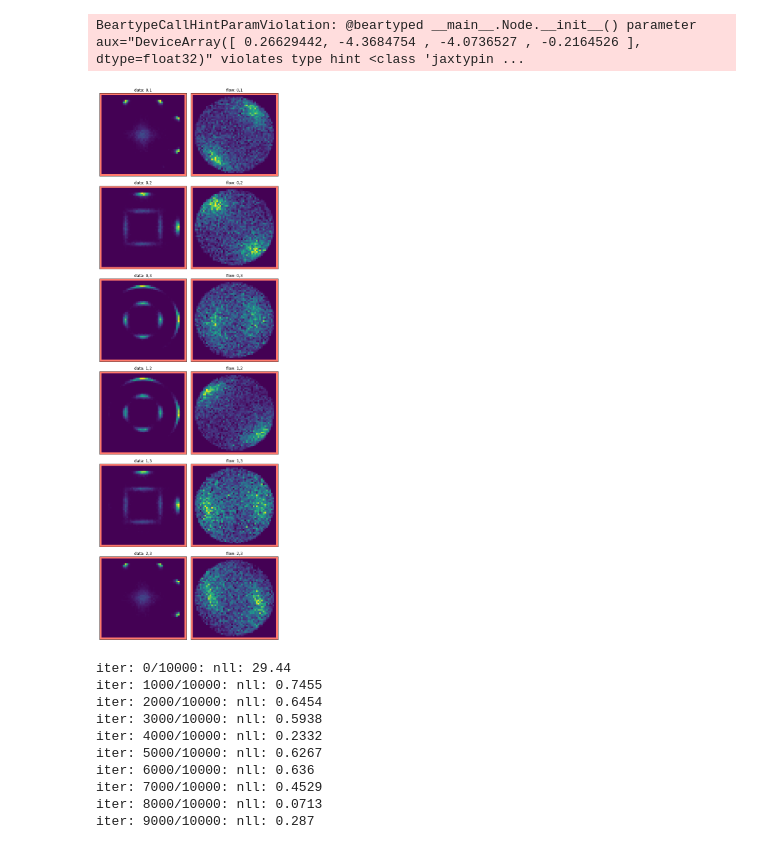
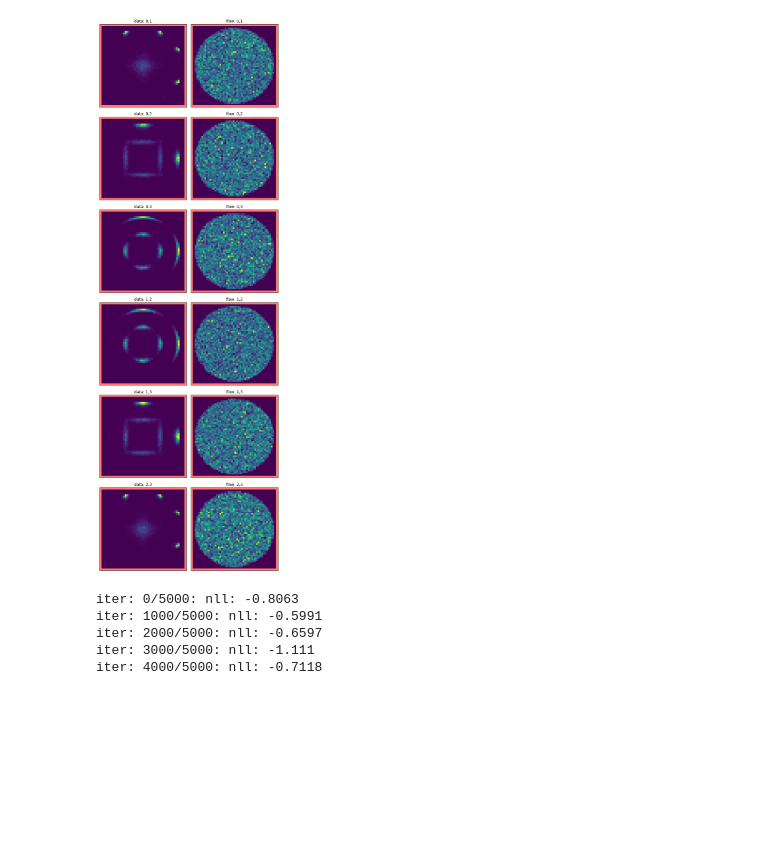
Before and after one commit to noegroup/flox, a Jupyter notebook: flow_integration.ipynb, the cells around one changed output. Cells and saved outputs as stored; diff of their text form; code cells hidden in the pictures; blank space fills up the shorter version.

Commit message:
refactored api; added convex potential flows

```diff
--- a/flow_integration.ipynb
+++ b/flow_integration.ipynb
@@ -107,4 +173,9 @@ flow = compose(*map(accumulate_volume, (
 # %%
+
+from so3os.euler import EulerAngles, from_euler
+from so3os.geometry import unit
+from so3os.quaternion import mat_to_quat
+
 
 K = 2  # num clusters
 std = 0.05  # cluster std
@@ -129,39 +200,27 @@ def sample_target(key):
         ),
         sample_mixture(next(chain), jnp.linspace(0., 1., K, endpoint=False).reshape(-1, 1), std * jnp.ones(K).reshape(-1, 1)) * 2* jnp.pi
     ])
-    q = quaternion.mat_to_quat(euler.from_euler(angles))
+    quat = mat_to_quat(from_euler(cast(EulerAngles, angles)))
     if not so3_only:
-        q = q * jnp.where(jax.random.normal(next(chain), (1,)) > 0, 1., -1.)
-    aux = jax.random.normal(next(chain), shape=(num_aux,))
-    return Node(q, aux)
+        quat = quat * jnp.where(jax.random.normal(next(chain), (1,)) > 0, 1., -1.)
+    aux = jax.random.normal(next(chain), shape=(NUM_AUX,))
+    return Transformed(Node(quat, aux), jnp.zeros(()))
 
 
 def sample_uniform(key):
     """ uniform samples on so(3) / s3 """
     chain = key_chain(key)
-    quat = geometry.unit(jax.random.normal(next(chain), shape=(dim,)))
-    aux = jax.random.normal(next(chain), shape=(num_aux,))
-    return Node(quat, aux)
+    quat = unit(jax.random.normal(next(chain), shape=(DIM,)))
+    aux = jax.random.normal(next(chain), shape=(NUM_AUX,))
+    return Transformed(Node(quat, aux), jnp.zeros(()))
 
 
-def sample_flow(flow, key):
-    """ sample flow density """
-    chain = key_chain(key)
-    y, _ = invert(flow)((sample_uniform(key), jnp.array(0.)))
-    return y
+# sample_flow = pipe2(sample_uniform, partial(inverse, params, NUM_FLOW_LAYERS))
-# %%
-# test flow inverses
-
-a = sample_uniform(next(chain))
-b, vol_b = flow((a, jnp.array(0.)))
-c, vol_c = invert(flow)((b, jnp.array(0.)))
-assert jnp.allclose(a.quat, c.quat)
-assert jnp.allclose(a.aux, c.aux)
-assert jnp.allclose(vol_b, -vol_c, atol=1e-5)
-# %% [output]
-BeartypeCallHintParamViolation: @beartyped __main__.Node.__init__() parameter aux="DeviceArray([ 0.26629442, -4.3684754 , -4.0736527 , -0.2164526 ], dtype=float32)" violates type hint <class 'jaxtypin ...
+# %%
+sample_flow_ = jax.jit(jax.vmap(lambda params, key: inverse(params, NUM_FLOW_LAYERS, sample_uniform(key)), in_axes=(None, 0)))
+sample_target_ = jax.jit(jax.vmap(sample_target))
 # %%
-def plot_flow(key: jax.random.PRNGKeyArray, flow: eqx.Module, log_norm: bool = False, savefile: str | None = None):
+def plot_flow(key: jax.random.PRNGKeyArray, params, log_norm: bool = False, savefile: str | None = None):
 
     if log_norm:
         norm = LogNorm()
@@ -170,13 +229,13 @@ def plot_flow(key: jax.random.PRNGKeyArray, flow: eqx.Module, log_norm: bool = F
 
     chain = key_chain(key)
 
-    N = int(1/2 * (dim-1) * (dim ))
+    N = int(1/2 * (DIM-1) * (DIM ))
 
-    target_samples = jax.jit(jax.vmap(sample_target))(jax.random.split(next(chain), 10000))
-    flow_samples = jax.jit(jax.vmap(partial(sample_flow, flow)))(jax.random.split(next(chain), 10000))
+    target_samples = sample_target_(jax.random.split(next(chain), 10000)).payload
+    flow_samples = sample_flow_(params, jax.random.split(next(chain), 10000)).payload
 
     plt.figure(figsize=(8, 4 * N))
-    for k, ((i, j)) in enumerate(it.combinations(range(dim), r=2), start=1):
+    for k, ((i, j)) in enumerate(it.combinations(range(DIM), r=2), start=1):
 
         ax = plt.subplot(N, 2, 2 * k - 1)
 
@@ -206,4 +286,7 @@ def plot_flow(key: jax.random.PRNGKeyArray, flow: eqx.Module, log_norm: bool = F
+# %%
+initial = Transformed(Node(jnp.empty((DIM,), jnp.float32), jnp.empty((NUM_AUX,), jnp.float32)), jnp.empty(()))
+params = flow.init(next(chain), NUM_FLOW_LAYERS, initial)
 # %%
-plot_flow(next(chain), flow)
+plot_flow(next(chain), params)
 # %% [output]
-[figure, old version]
+[figure, new version]
@@ -232,21 +296,16 @@ params, static = eqx.partition(flow, eqx.is_array)
 opt_state = optim.init(params)
 # %%
-num_iters = 10_000
+num_iters = 5_000
 print_period = 1_000
 
 for i in range(num_iters):
-    loss, flow, opt_state = step(flow, next(chain), opt_state)
+    loss, params, opt_state = step(next(chain), params, optim, opt_state)
     if not i % print_period:
         print(f"iter: {i}/{num_iters}: nll: {loss:.4}")
 # %% [output]
-iter: 0/10000: nll: 29.44
-iter: 1000/10000: nll: 0.7455
-iter: 2000/10000: nll: 0.6454
-iter: 3000/10000: nll: 0.5938
-iter: 4000/10000: nll: 0.2332
-iter: 5000/10000: nll: 0.6267
-iter: 6000/10000: nll: 0.636
-iter: 7000/10000: nll: 0.4529
-iter: 8000/10000: nll: 0.0713
-iter: 9000/10000: nll: 0.287
+iter: 0/5000: nll: -0.8063
+iter: 1000/5000: nll: -0.5991
+iter: 2000/5000: nll: -0.6597
+iter: 3000/5000: nll: -1.111
+iter: 4000/5000: nll: -0.7118
 # %%
```
Also changed, not shown: parts of 14 cells of this notebook, 14 other files.
